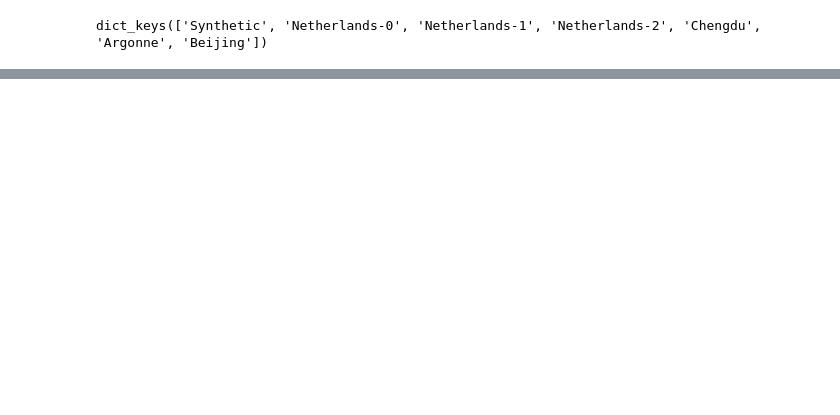
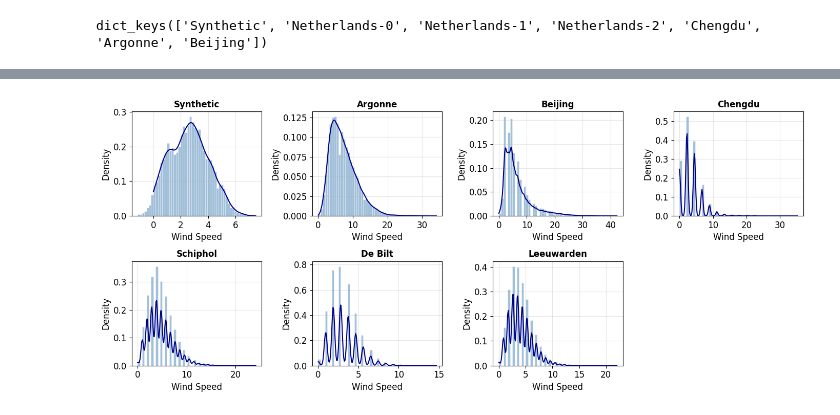
Before and after one commit to ealeongomez/MSRRFF-Wind-Forecast, a Jupyter notebook: notebooks/data.ipynb, the cells around one changed output, grey strips where cells are left out. Drawn from its saved outputs; the diff is of its cells as text; code cells hidden in the pictures; blank space fills up the shorter version.

```diff
--- a/notebooks/data.ipynb
+++ b/notebooks/data.ipynb
@@ -408,3 +474,84 @@ save_path = Path("../data/processed/data_dict.pkl")
 
 with open(save_path, "wb") as f:
     pickle.dump(data_dict, f)
+# %%
+# ========================================
+# Distribución de velocidades (KDE + Histograma)
+# ========================================
+
+from scipy.stats import gaussian_kde
+
+# Orden y nombres para mostrar (usa dataset_display_names para Países Bajos)
+dist_dataset_keys = ["Synthetic", "Argonne", "Beijing", "Chengdu", "Netherlands-0", "Netherlands-1", "Netherlands-2"]
+dist_display_names = {
+    "Synthetic": "Synthetic",
+    "Argonne": "Argonne",
+    "Beijing": "Beijing",
+    "Chengdu": "Chengdu",
+    "Netherlands-0": "Schiphol",
+    "Netherlands-1": "De Bilt",
+    "Netherlands-2": "Leeuwarden",
+}
+
+n_datasets = len(dist_dataset_keys)
+n_cols = 4
+n_rows = (n_datasets + n_cols - 1) // n_cols
+
+fig, axes = plt.subplots(n_rows, n_cols, figsize=(14, 6))
+if n_rows == 1:
+    axes = axes.reshape(1, -1)
+
+def plot_distribution(ax, values, title, xlabel="Wind Speed", ylabel="Density"):
+    """Dibuja histograma + KDE en el eje dado."""
+    n_bins = min(50, max(10, int(np.sqrt(len(values)))))
+    ax.hist(values, bins=n_bins, density=True, alpha=0.5, color="steelblue", edgecolor="white", linewidth=0.5)
+    try:
+        kde = gaussian_kde(values)
+        x_min, x_max = values.min(), values.max()
+        x_range = x_max - x_min
+        x_grid = np.linspace(max(0, x_min - 0.05 * x_range), x_max + 0.05 * x_range, 200)
+        ax.plot(x_grid, kde(x_grid), color="darkblue", linewidth=1.5, label="KDE")
+    except Exception:
+        pass
+    ax.set_title(title, fontsize=12, fontweight="bold")
+    ax.set_xlabel(xlabel, fontsize=12)
+    ax.set_ylabel(ylabel, fontsize=12)
+    ax.tick_params(axis="both", labelsize=12)
+    ax.grid(True, alpha=0.3)
+
+
+for idx, key in enumerate(dist_dataset_keys):
+    row, col = idx // n_cols, idx % n_cols
+    ax = axes[row, col]
+
+    if key not in data_dict:
+        ax.axis("off")
+        continue
+
+    values = np.asarray(data_dict[key]["time_series"], dtype=float)
+    values = values[np.isfinite(values)]
+
+    if len(values) < 10:
+        ax.text(0.5, 0.5, "Datos insuficientes", ha="center", va="center", transform=ax.transAxes)
+        ax.axis("off")
+        continue
+
+    display_name = dist_display_names.get(key, key)
+    plot_distribution(ax, values, display_name)
+
+    # Guardar imagen individual
+    fig_ind, ax_ind = plt.subplots(figsize=(6, 4))
+    plot_distribution(ax_ind, values, display_name)
+    fig_ind.tight_layout()
+    fig_ind.savefig(PLOTS_DATA_DIR / f"wind_speed_dist_{display_name.replace(' ', '_')}.eps", format="eps", bbox_inches="tight")
+    plt.close(fig_ind)
+
+# Ocultar ejes vacíos
+for idx in range(n_datasets, n_rows * n_cols):
+    row, col = idx // n_cols, idx % n_cols
+    axes[row, col].axis("off")
+
+plt.tight_layout()
+plt.savefig(PLOTS_DATA_DIR / "wind_speed_distributions.eps", format="eps", bbox_inches="tight")
+plt.show()
+# %% [output]
@@ -410,0 +566 @@ with open(save_path, "wb") as f:
+[figure, added]
```
Also changed, not shown: parts of 6 cells of this notebook.
